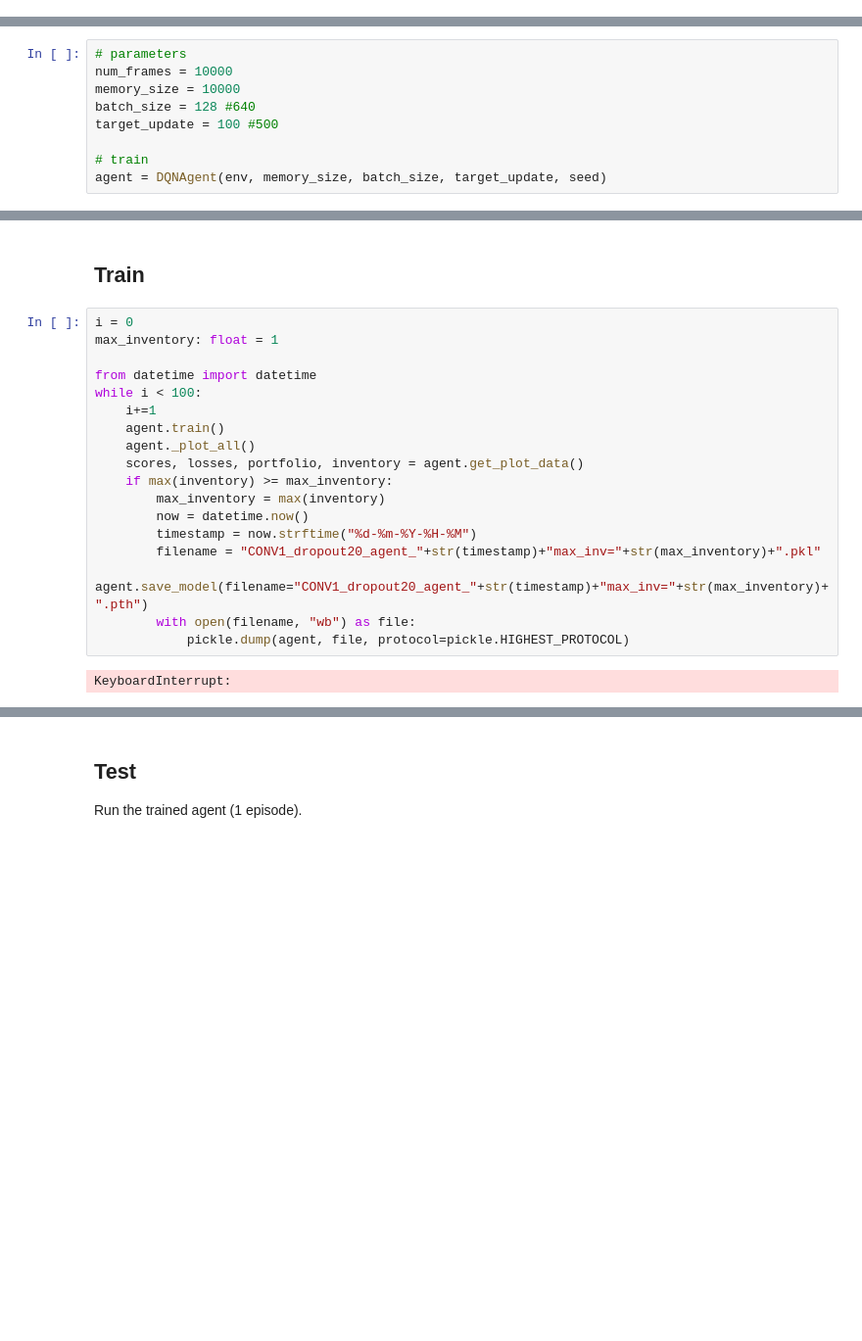
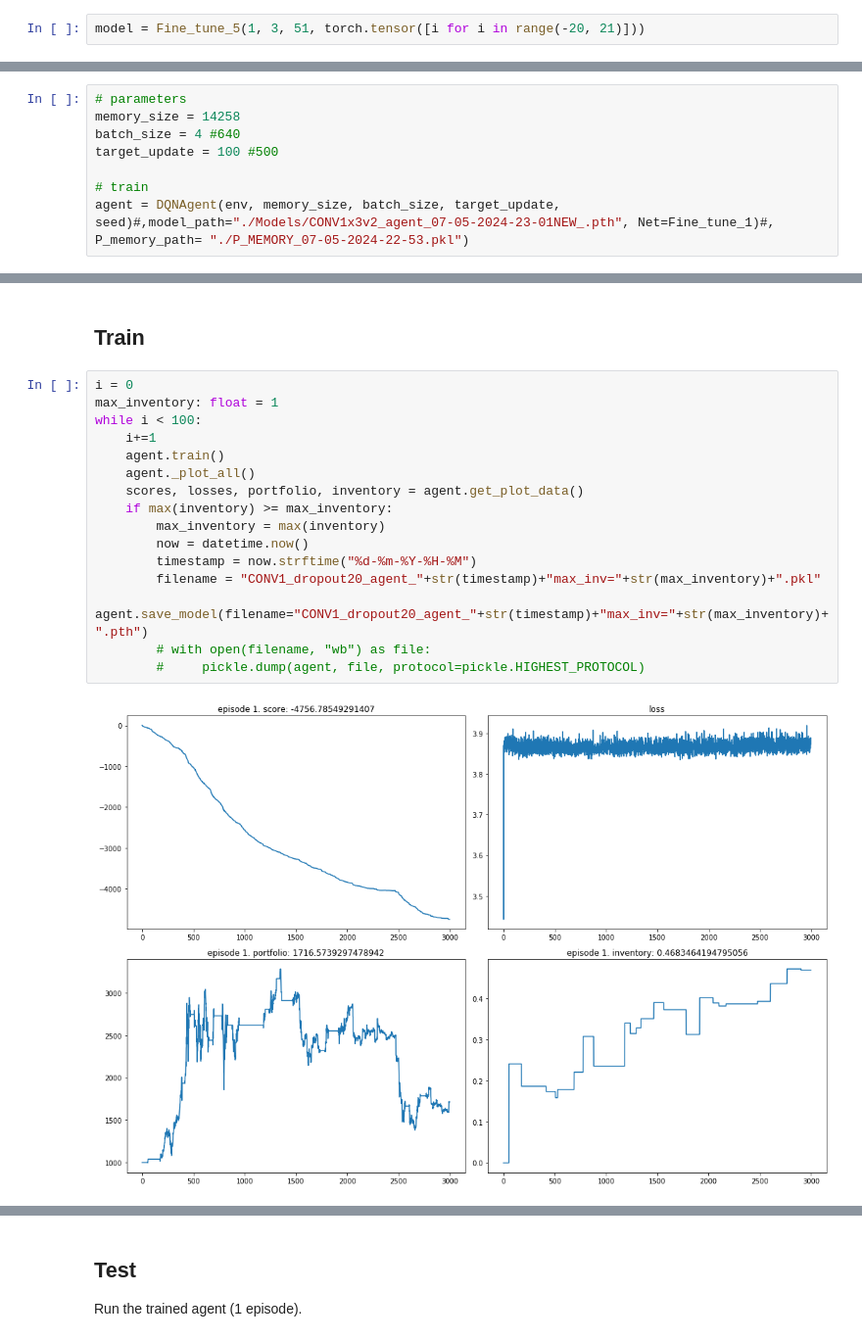
Before and after one commit to TNDC2002/project-RL304, a Jupyter notebook: train copy.ipynb, the cells around one changed output, grey strips where cells are left out. Shown at 98% size. Drawn from its saved outputs; the diff is of its cells as text; blank space fills up the shorter version.

```diff
--- a/train copy.ipynb
+++ b/train copy.ipynb
@@ -535,0 +924,2 @@ flattened_output = model.flatten(conv_output)
+# %%
+model = Fine_tune_5(1, 3, 51, torch.tensor([i for i in range(-20, 21)]))
@@ -989,12 +1478,11 @@ seed_torch(seed)
 ## Initialize
 # %%
 # parameters
-num_frames = 10000
-memory_size = 10000
-batch_size = 128 #640
+memory_size = 14258
+batch_size = 4 #640
 target_update = 100 #500
 
 # train
-agent = DQNAgent(env, memory_size, batch_size, target_update, seed)
+agent = DQNAgent(env, memory_size, batch_size, target_update, seed)#,model_path="./Models/CONV1x3v2_agent_07-05-2024-23-01NEW_.pth", Net=Fine_tune_1)#, P_memory_path= "./P_MEMORY_07-05-2024-22-53.pkl")
 # %% [output]
 cuda
@@ -1003,22 +1519,20 @@ cuda
 # %%
 i = 0
 max_inventory: float = 1
-
-from datetime import datetime
 while i < 100:
     i+=1
     agent.train()
     agent._plot_all()
     scores, losses, portfolio, inventory = agent.get_plot_data()
     if max(inventory) >= max_inventory:
         max_inventory = max(inventory)
         now = datetime.now()
         timestamp = now.strftime("%d-%m-%Y-%H-%M")
         filename = "CONV1_dropout20_agent_"+str(timestamp)+"max_inv="+str(max_inventory)+".pkl"
         agent.save_model(filename="CONV1_dropout20_agent_"+str(timestamp)+"max_inv="+str(max_inventory)+".pth")
-        with open(filename, "wb") as file:
-            pickle.dump(agent, file, protocol=pickle.HIGHEST_PROTOCOL)
+        # with open(filename, "wb") as file:
+        #     pickle.dump(agent, file, protocol=pickle.HIGHEST_PROTOCOL)
 # %% [output]
-KeyboardInterrupt:
+[figure, added]
 # %%
 
```
Also changed, not shown: parts of 60 cells of this notebook, 5 other files.
